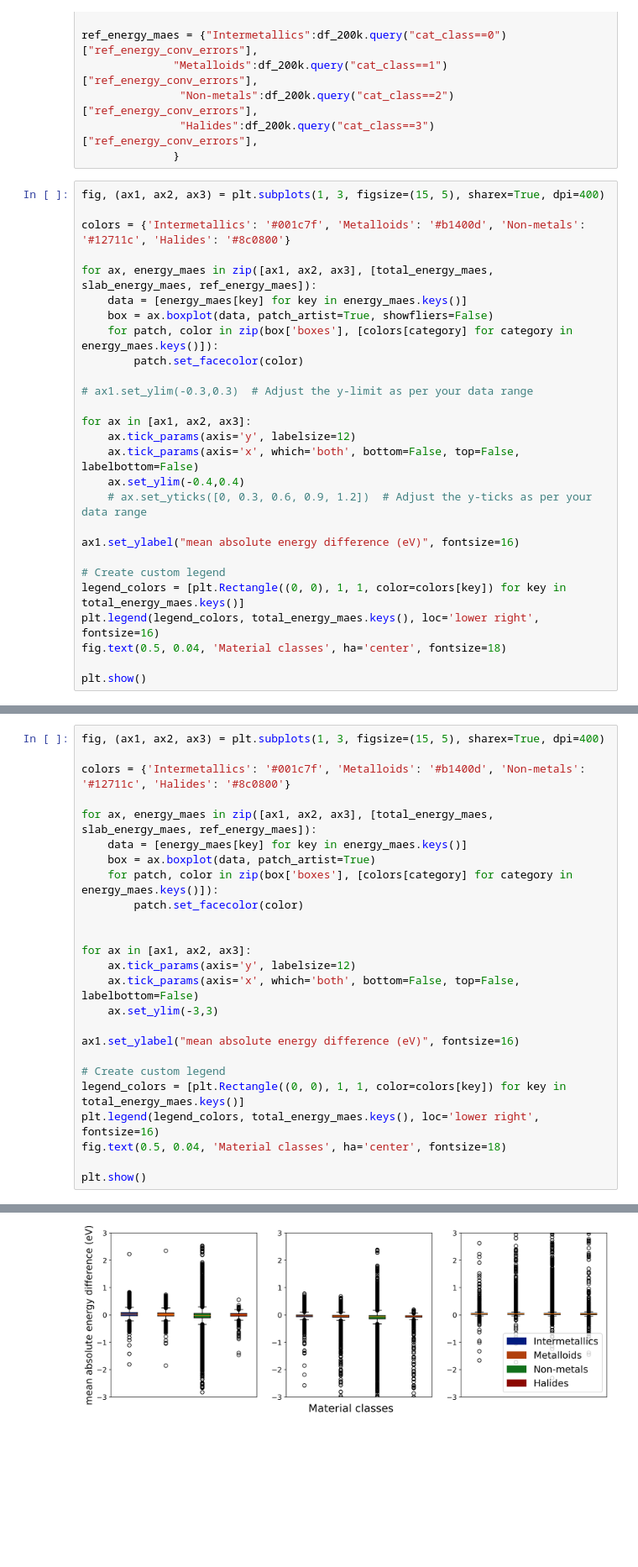
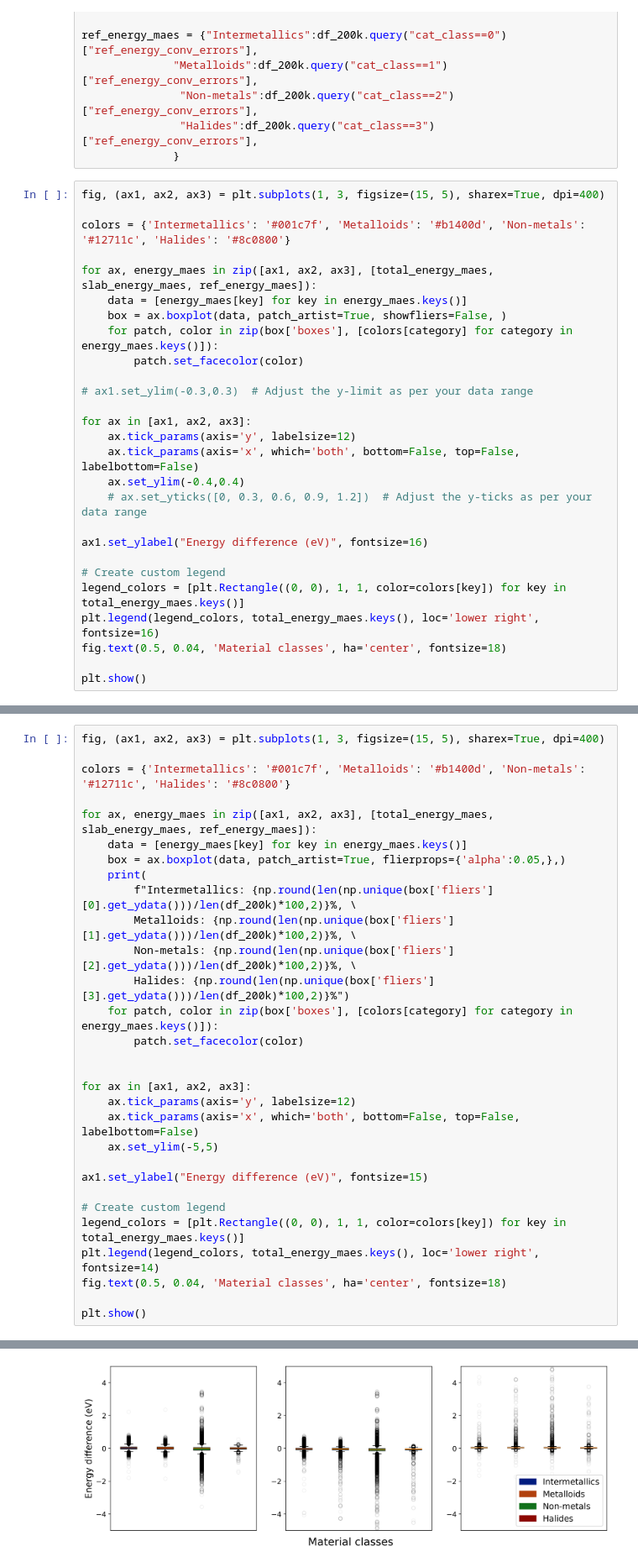
Before and after one commit to kareem-Abdelmaqsoud/error_imbalance_mlps, a Jupyter notebook: figure_4.ipynb, the cells around one changed output, grey strips where cells are left out. Shown at 84% size. Saved outputs shown, nothing was run; the diff lists cells and outputs as text; blank space fills up the shorter version.

```diff
--- a/figure_4.ipynb
+++ b/figure_4.ipynb
@@ -55,7 +55,7 @@ colors = {'Intermetallics': '#001c7f', 'Metalloids': '#b1400d', 'Non-metals':  '
 
 for ax, energy_maes in zip([ax1, ax2, ax3], [total_energy_maes, slab_energy_maes, ref_energy_maes]):
     data = [energy_maes[key] for key in energy_maes.keys()]
-    box = ax.boxplot(data, patch_artist=True, showfliers=False)
+    box = ax.boxplot(data, patch_artist=True, showfliers=False, )
     for patch, color in zip(box['boxes'], [colors[category] for category in energy_maes.keys()]):
         patch.set_facecolor(color)
 
@@ -67,7 +67,7 @@ for ax in [ax1, ax2, ax3]:
     ax.set_ylim(-0.4,0.4)
     # ax.set_yticks([0, 0.3, 0.6, 0.9, 1.2])  # Adjust the y-ticks as per your data range
 
-ax1.set_ylabel("mean absolute energy difference (eV)", fontsize=16)
+ax1.set_ylabel("Energy difference (eV)", fontsize=16)
 
 # Create custom legend
 legend_colors = [plt.Rectangle((0, 0), 1, 1, color=colors[key]) for key in total_energy_maes.keys()]
@@ -84,7 +84,12 @@ colors = {'Intermetallics': '#001c7f', 'Metalloids': '#b1400d', 'Non-metals':  '
 
 for ax, energy_maes in zip([ax1, ax2, ax3], [total_energy_maes, slab_energy_maes, ref_energy_maes]):
     data = [energy_maes[key] for key in energy_maes.keys()]
-    box = ax.boxplot(data, patch_artist=True)
+    box = ax.boxplot(data, patch_artist=True, flierprops={'alpha':0.05,},)
+    print(
+        f"Intermetallics: {np.round(len(np.unique(box['fliers'][0].get_ydata()))/len(df_200k)*100,2)}%, \
+        Metalloids: {np.round(len(np.unique(box['fliers'][1].get_ydata()))/len(df_200k)*100,2)}%, \
+        Non-metals: {np.round(len(np.unique(box['fliers'][2].get_ydata()))/len(df_200k)*100,2)}%, \
+        Halides: {np.round(len(np.unique(box['fliers'][3].get_ydata()))/len(df_200k)*100,2)}%")
     for patch, color in zip(box['boxes'], [colors[category] for category in energy_maes.keys()]):
         patch.set_facecolor(color)
 
@@ -92,13 +97,13 @@ for ax, energy_maes in zip([ax1, ax2, ax3], [total_energy_maes, slab_energy_maes
 for ax in [ax1, ax2, ax3]:
     ax.tick_params(axis='y', labelsize=12)
     ax.tick_params(axis='x', which='both', bottom=False, top=False, labelbottom=False)
-    ax.set_ylim(-3,3)
+    ax.set_ylim(-5,5)
 
-ax1.set_ylabel("mean absolute energy difference (eV)", fontsize=16)
+ax1.set_ylabel("Energy difference (eV)", fontsize=15)
 
 # Create custom legend
 legend_colors = [plt.Rectangle((0, 0), 1, 1, color=colors[key]) for key in total_energy_maes.keys()]
-plt.legend(legend_colors, total_energy_maes.keys(), loc='lower right', fontsize=16)
+plt.legend(legend_colors, total_energy_maes.keys(), loc='lower right', fontsize=14)
 fig.text(0.5, 0.04, 'Material classes', ha='center', fontsize=18)
 
 plt.show()
@@ -106 +114 @@ plt.show()
-[figure, old version]
+[figure, new version]
```
Also changed, not shown: parts of 5 cells of this notebook, 8 other files.
